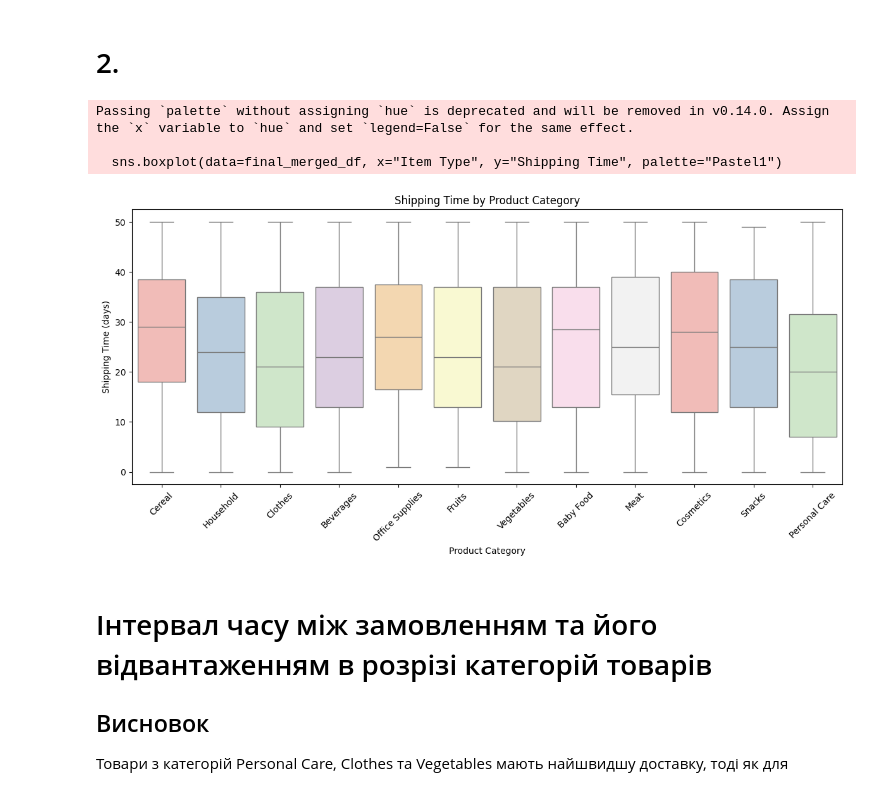
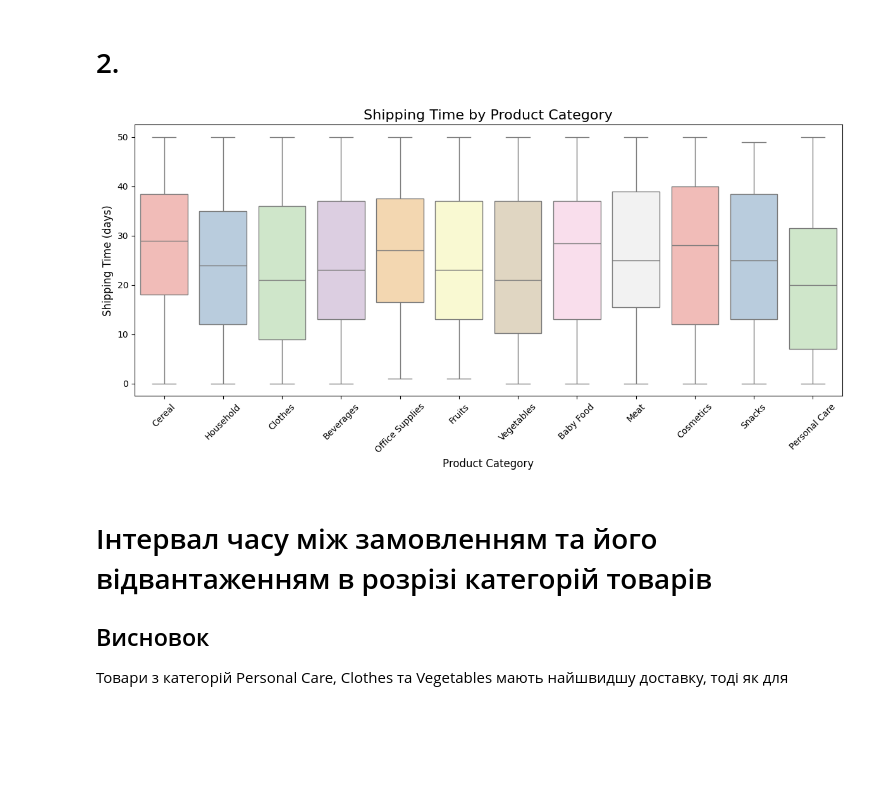
Before and after one commit to lklymchuk/Python-projects, a Jupyter notebook: Exploratory_data_analysis_for_online_store.ipynb, the cells around one changed output. Drawn from its saved outputs; the diff is of its cells as text; code cells hidden in the pictures; blank space fills up the shorter version.

```diff
--- a/Exploratory_data_analysis_for_online_store.ipynb
+++ b/Exploratory_data_analysis_for_online_store.ipynb
@@ -126,11 +126,13 @@ region        0.401606
 sub-region    0.401606
 dtype: float64
 # %%
-# Fill missed values
-df_events["Country Code"].fillna("Unknown", inplace=True)
+# Fill missing values in "Country Code" with "Unknown"
+df_events["Country Code"] = df_events["Country Code"].fillna("Unknown")
 
+# Fill missing values in "Units Sold" with rounded mean
 mean_units_sold = df_events["Units Sold"].mean()
-df_events["Units Sold"].fillna(round(mean_units_sold), inplace=True)
+df_events["Units Sold"] = df_events["Units Sold"].fillna(round(mean_units_sold))
 
+# Fix missing metadata for Antarctica in df_countries
 df_countries.loc[df_countries["alpha-3"] == "ATA", ["name", "alpha-2", "region", "sub-region"]] = \
     ["Antarctica", "AQ", "Antarctica", "Antarctica"]
@@ -620,21 +634,28 @@ Passing `palette` without assigning `hue` is deprecated and will be removed in v
 # %% [markdown]
 # 2.
 # %%
-# Analyze the time interval between the order and its shipment and make visualizations by Product Category (Item Type)
+# Calculate shipping time in days
 final_merged_df["Shipping Time"] = (final_merged_df["Ship Date"] - final_merged_df["Order Date"]).dt.days
+
 plt.figure(figsize=(12, 6))
-sns.boxplot(data=final_merged_df, x="Item Type", y="Shipping Time", palette="Pastel1")
-plt.title("Shipping Time by Product Category")
-plt.xlabel("Product Category")
-plt.ylabel("Shipping Time (days)")
+
+sns.boxplot(
+    data=final_merged_df,
+    x="Item Type",
+    y="Shipping Time",
+    hue="Item Type",         # explicitly set hue to match x-axis
+    palette="Pastel1",
+    legend=False             # hide the redundant legend
+)
+
+plt.title("Shipping Time by Product Category", fontsize=16)
+plt.xlabel("Product Category", fontsize=12)
+plt.ylabel("Shipping Time (days)", fontsize=12)
 plt.xticks(rotation=45)
 plt.tight_layout()
 plt.show()
 # %% [output]
-Passing `palette` without assigning `hue` is deprecated and will be removed in v0.14.0. Assign the `x` variable to `hue` and set `legend=False` for the same effect.
-
-  sns.boxplot(data=final_merged_df, x="Item Type", y="Shipping Time", palette="Pastel1")
-[figure, old version]
+[figure, new version]
 # %% [markdown]
 # Інтервал часу між замовленням та його відвантаженням в розрізі категорій товарів
 ## Висновок
```
Also changed, not shown: parts of 11 cells of this notebook.
